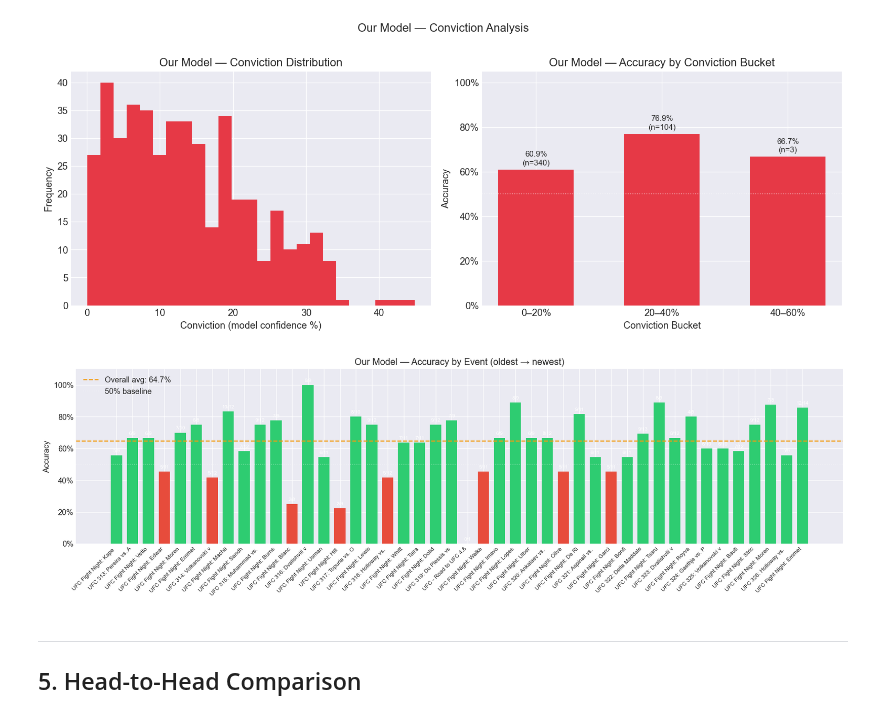
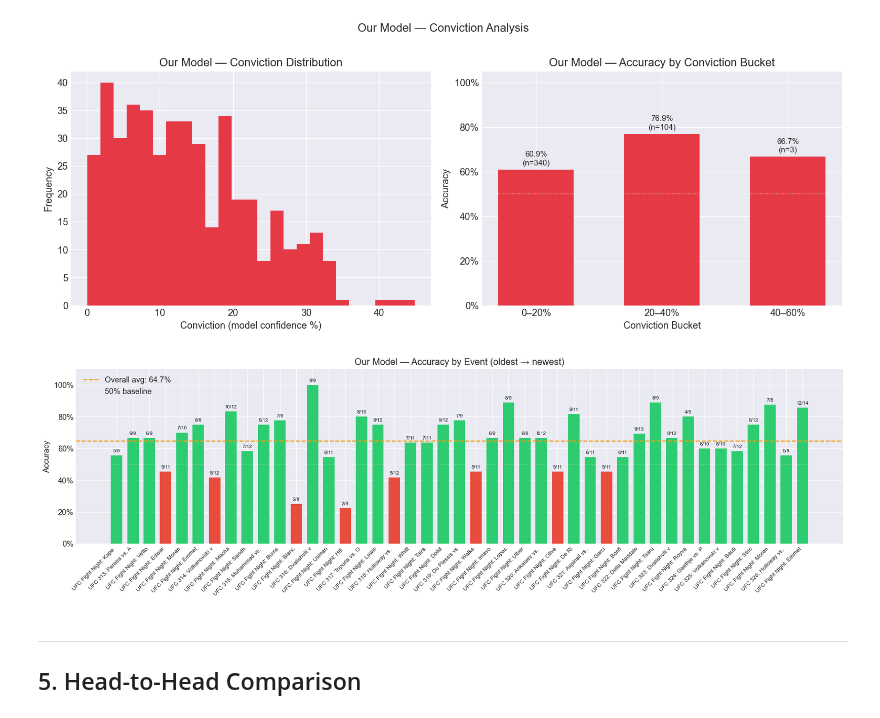
Before and after one commit to kibbbles/ufc_analytics_platform, a Jupyter notebook: backend/eda/ufc_model_comparison.ipynb, the cells around one changed output. Saved outputs shown, nothing was run; the diff lists cells and outputs as text; code cells hidden in the pictures.

```diff
--- a/backend/eda/ufc_model_comparison.ipynb
+++ b/backend/eda/ufc_model_comparison.ipynb
@@ -233,7 +233,6 @@ Total P&L ($100 flat): $-1,275.09
 ROI                  : -2.66%
 # %%
 # ── Accuracy by event (bar chart) ─────────────────────────────────────────────
-# bc_events_chron already has accuracy, correct, fight_count in chronological order
 event_acc = bc_events_chron.copy()
 event_acc['accuracy'] = event_acc['correct'] / event_acc['fight_count']
 
@@ -257,7 +256,7 @@ ax.legend()
 for i, row in event_acc.iterrows():
     ax.text(i, row['accuracy'] + 0.02,
             f"{int(row['correct'])}/{int(row['fight_count'])}",
-            ha='center', fontsize=7, color='white')
+            ha='center', fontsize=7, color='#111827')
 
 plt.tight_layout()
 plt.show()
@@ -528,43 +527,44 @@ plt.show()
 [figure]
 # %%
 # ── Our model accuracy by event (oldest → newest) ─────────────────────────────
+# Exclude Road to UFC / developmental events — not covered by UFC BC
 our_event_acc = (
-    our_resolved
+    our_resolved[~our_resolved['event_name'].str.contains('Road to UFC', case=False, na=False)]
     .groupby(['event_name', 'event_date'])
     .agg(correct=('is_correct', 'sum'), total=('is_correct', 'count'))
     .reset_index()
     .sort_values('event_date')
     .reset_index(drop=True)
 )
 our_event_acc['accuracy'] = our_event_acc['correct'] / our_event_acc['total']
 
 fig, ax = plt.subplots(figsize=(16, 5))
 colors = ['#2ecc71' if a >= 0.5 else '#e74c3c' for a in our_event_acc['accuracy']]
 ax.bar(range(len(our_event_acc)), our_event_acc['accuracy'],
        color=colors, edgecolor='none', width=0.7)
 ax.axhline(our_accuracy, color='#f39c12', linestyle='--', linewidth=1.5,
            label=f'Overall avg: {our_accuracy:.1%}')
 ax.axhline(0.5, color='white', linestyle=':', linewidth=1, alpha=0.4, label='50% baseline')
 ax.set_xticks(range(len(our_event_acc)))
 ax.set_xticklabels(
     [e[:22] for e in our_event_acc['event_name']],
     rotation=45, ha='right', fontsize=8
 )
 ax.yaxis.set_major_formatter(mticker.PercentFormatter(1.0))
 ax.set_ylim(0, 1.1)
 ax.set_title('Our Model — Accuracy by Event (oldest → newest)')
 ax.set_ylabel('Accuracy')
 ax.legend()
 
 for i, row in our_event_acc.iterrows():
     ax.text(i, row['accuracy'] + 0.02,
             f"{int(row['correct'])}/{int(row['total'])}",
-            ha='center', fontsize=7, color='white')
+            ha='center', fontsize=7, color='#111827')
 
 plt.tight_layout()
 plt.show()
 # %% [output]
-[figure, old version]
+[figure, new version]
 # %% [markdown]
 ---
 ## 5. Head-to-Head Comparison
```
Also changed, not shown: parts of 1 cell of this notebook.
